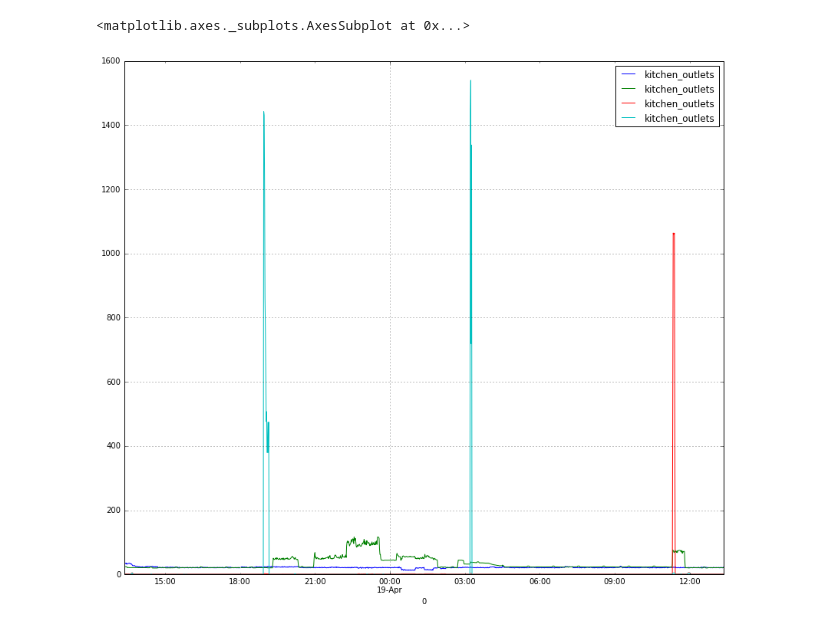
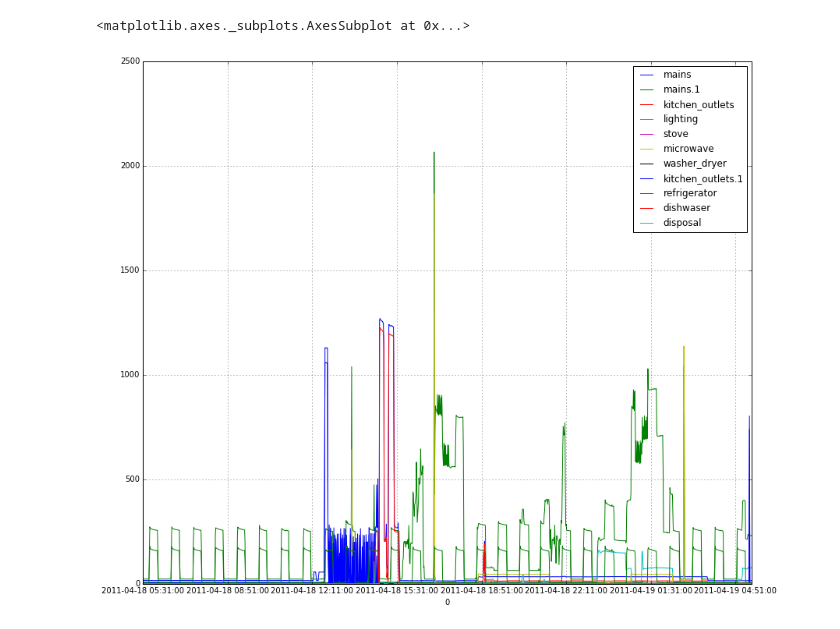
Before and after one commit to oscardesomer/energy_disaggregation, a Jupyter notebook: data_exploration.ipynb, the cells around one changed output. Saved outputs shown, nothing was run; the diff lists cells and outputs as text; code cells hidden in the pictures.

```diff
--- a/data_exploration.ipynb
+++ b/data_exploration.ipynb
@@ -50,0 +25,4 @@ df = df.resample('1min').mean()
+# %%
+df = pd.read_csv('low_freq/house_2_1min.csv', index_col=0, parse_dates=True)
+df_sum = df.sum(1).dropna()
+df_sum.plot(figsize=(12,6), grid=True)
@@ -60,5 +65,5 @@ Index([u'mains', u'mains', u'oven', u'oven', u'refrigerator', u'dishwaser',
 # %%
-df.ix[0:60*24, ['kitchen_outlets']].plot(figsize=(14,12), grid=True)
+df.dropna().ix[0:60*24,:].plot(figsize=(14,12), grid=True)
 # %% [output]
 <matplotlib.axes._subplots.AxesSubplot at 0x...>
-[figure, old version]
+[figure, new version]
```
Also changed, not shown: parts of 9 cells of this notebook.
